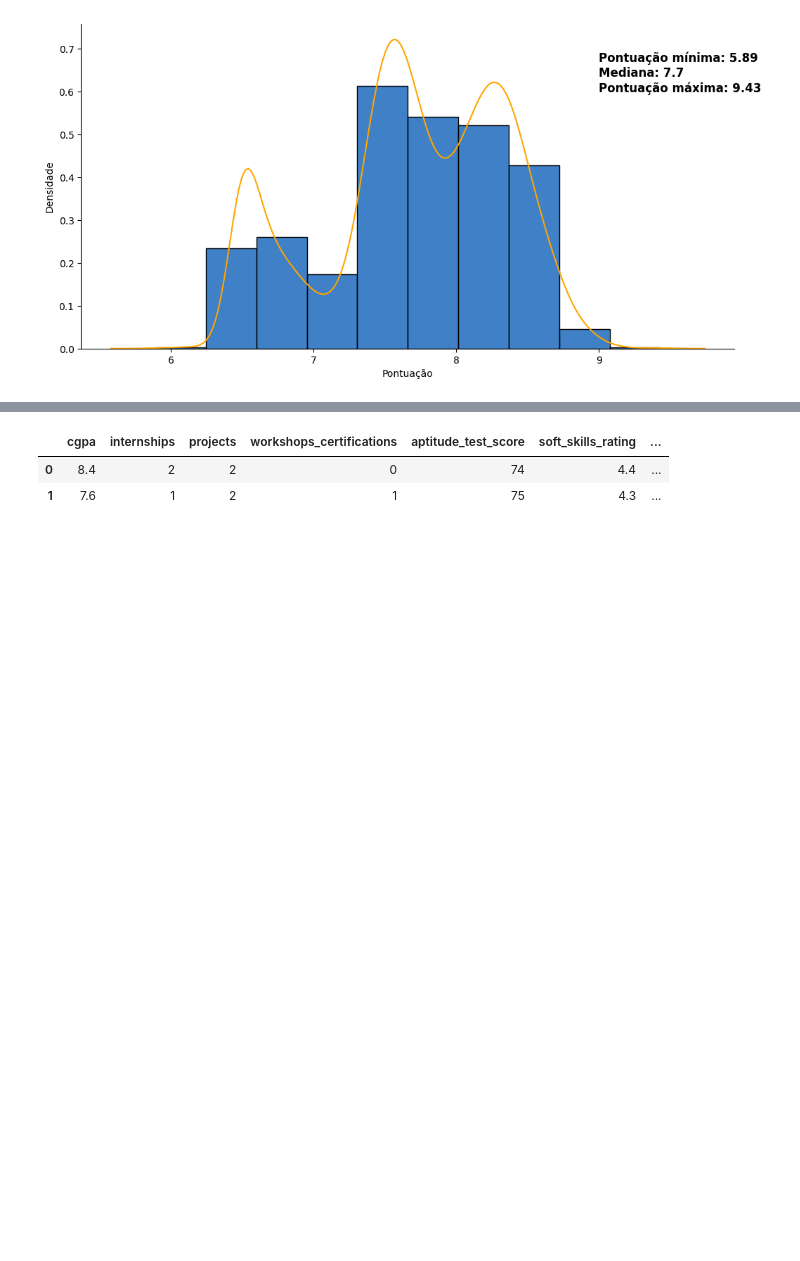
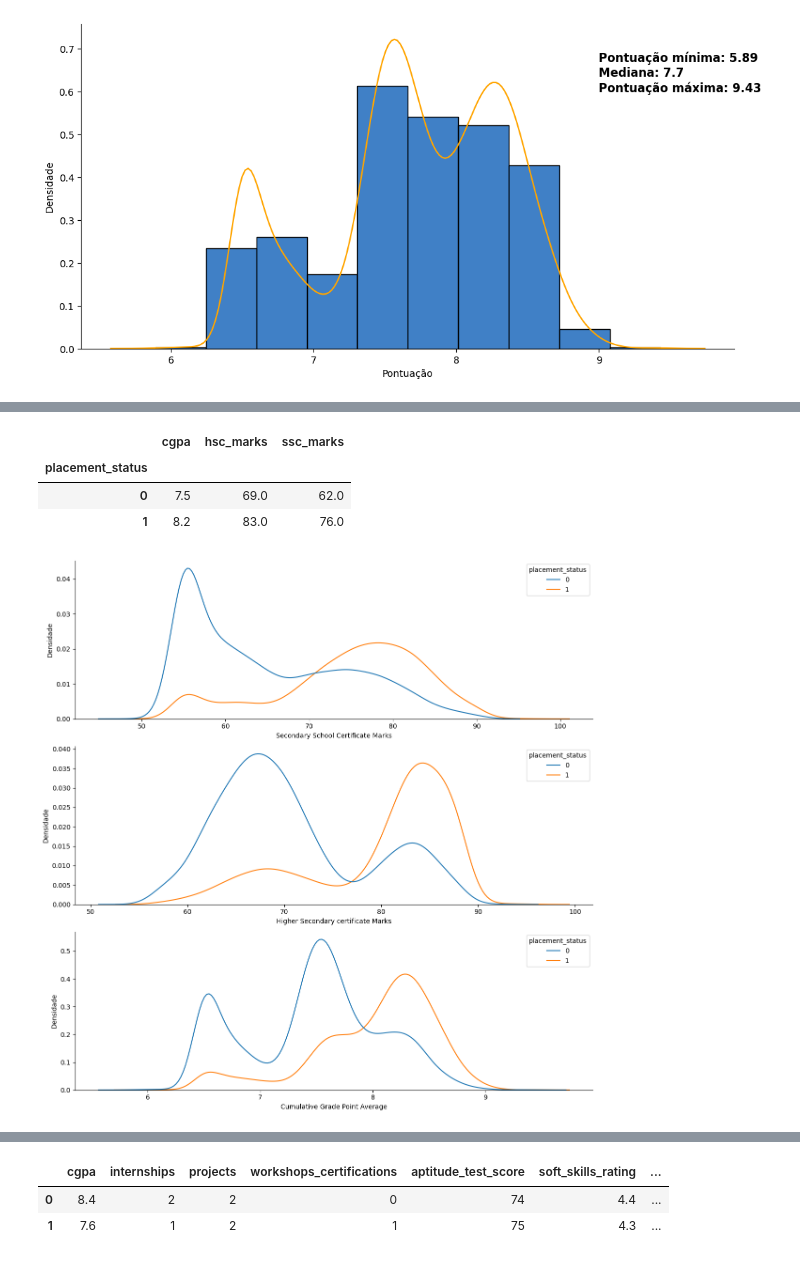
Before and after one commit to Alexandre-Esposte/JobProphet, a Jupyter notebook: notebooks/analise.ipynb, the cells around one changed output, grey strips where cells are left out. Cells and saved outputs as stored; diff of their text form; code cells hidden in the pictures; blank space fills up the shorter version.

```diff
--- a/notebooks/analise.ipynb
+++ b/notebooks/analise.ipynb
@@ -444,0 +455,24 @@ Name: cgpa, dtype: float64
+# %%
+data.groupby(['placement_status'])[['cgpa','hsc_marks','ssc_marks']].median()
+# %% [output]
+|  | cgpa | hsc_marks | ssc_marks |
+| placement_status |  |  |  |
+| 0 | 7.5 | 69.0 | 62.0 |
+| 1 | 8.2 | 83.0 | 76.0 |
+# %%
+data['total_marks'] = data['cgpa'] + data['hsc_marks'] + data['ssc_marks']
+# %%
+fig, ax = plt.subplots(3,1, tight_layout = True, figsize= (12,12))
+sns.kdeplot(data = data, x='cgpa', hue='placement_status', ax = ax[2])
+sns.kdeplot(data = data, x='hsc_marks', hue='placement_status', ax = ax[1])
+sns.kdeplot(data = data, x='ssc_marks', hue='placement_status', ax= ax[0])
+
+ax[2].set_xlabel('Cumulative Grade Point Average')
+ax[1].set_xlabel('Higher Secondary certificate Marks')
+ax[0].set_xlabel('Secondary School Certificate Marks');
+
+ax[2].set_ylabel('Densidade')
+ax[1].set_ylabel('Densidade')
+ax[0].set_ylabel('Densidade');
+# %% [output]
+[figure, added]
```
Also changed, not shown: parts of 8 cells of this notebook.
